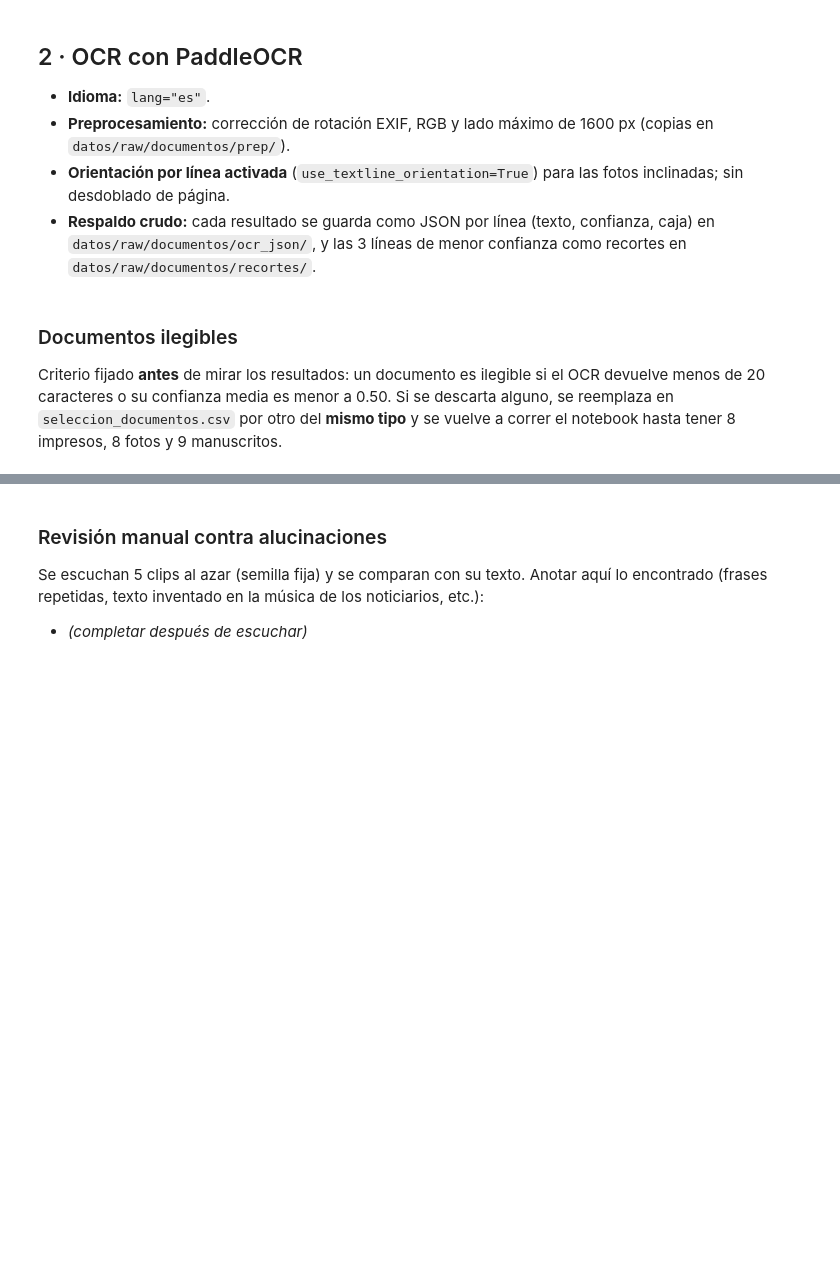
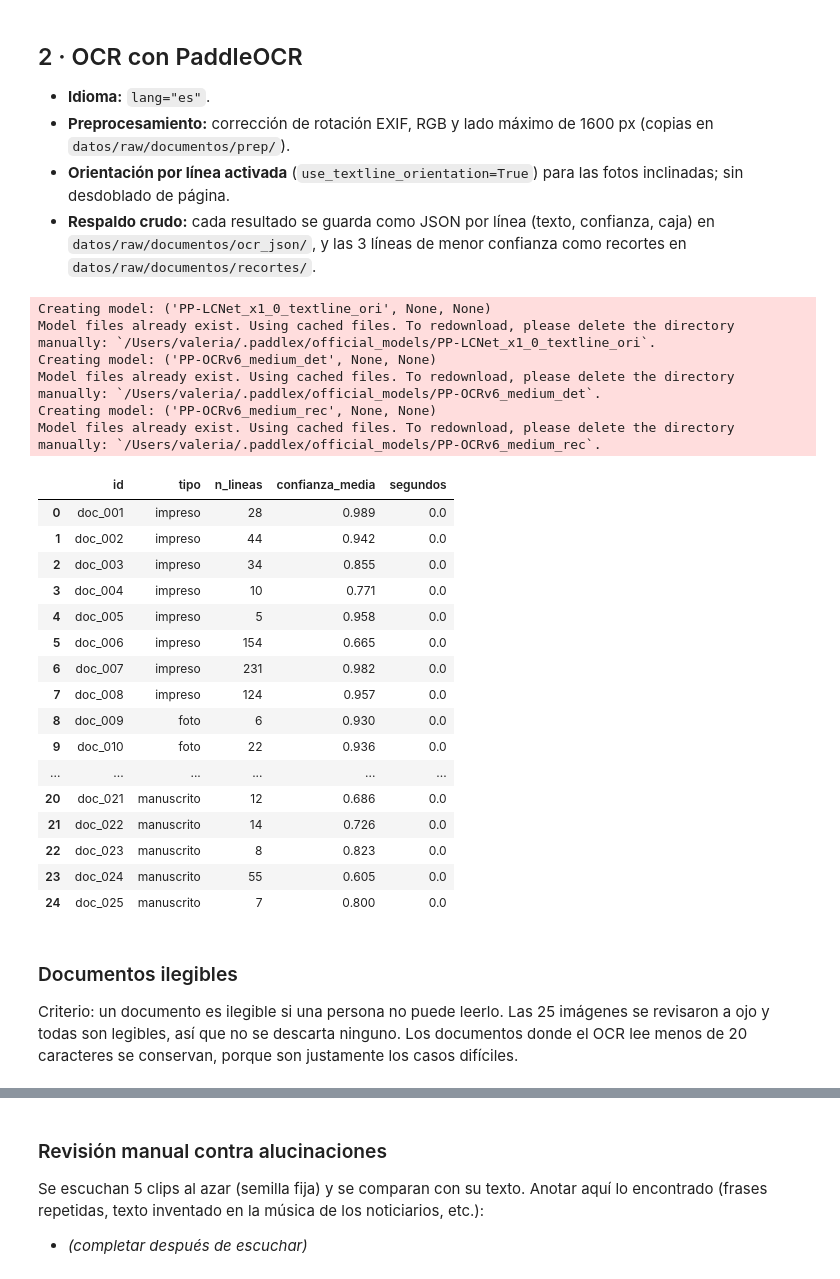
Before and after one commit to valeriavicentev/Python-intermedio, a Jupyter notebook: tarea_2/01_extraccion.ipynb, the cells around one changed output, grey strips where cells are left out. Saved outputs shown, nothing was run; the diff lists cells and outputs as text; code cells hidden in the pictures; blank space fills up the shorter version.

```diff
--- a/tarea_2/01_extraccion.ipynb
+++ b/tarea_2/01_extraccion.ipynb
@@ -65,25 +75,51 @@ docs.groupby("tipo").size().rename("n").to_frame()
 # %%
 ocr = H.crear_ocr()
 MODELO_OCR = f"PaddleOCR {paddleocr.__version__} (lang=es, textline_orientation=on, sin unwarping, lado máx. 1600 px)"
 (RAW_DOC / "ocr_json").mkdir(parents=True, exist_ok=True)
 
 filas = []
 for d in docs.itertuples():
     prep = H.preprocesar(Path(d.archivo), RAW_DOC / "prep" / f"{d.id}.jpg")
+    cache = RAW_DOC / "ocr_json" / f"{d.id}.json"
     t0 = time.perf_counter()
-    lineas = H.leer_ocr(ocr, prep)
+    if cache.exists():                      # respaldo crudo de una corrida anterior: no se repite el OCR
+        lineas = pd.read_json(cache, orient="records")
+    else:
+        lineas = H.leer_ocr(ocr, prep)
+        lineas.to_json(cache, orient="records", force_ascii=False)
+        H.recortes(lineas, prep, RAW_DOC / "recortes")
     seg = time.perf_counter() - t0
-    lineas.to_json(RAW_DOC / "ocr_json" / f"{d.id}.json", orient="records", force_ascii=False)
-    H.recortes(lineas, prep, RAW_DOC / "recortes")
     filas.append({"id": d.id, "texto_ocr": H.unir_lineas(lineas), "n_lineas": len(lineas),
                   "confianza_media": lineas["confianza"].mean() if len(lineas) else 0.0, "segundos": round(seg, 2)})
 
 ocr_res = docs.merge(pd.DataFrame(filas), on="id")
 ocr_res[["id", "tipo", "n_lineas", "confianza_media", "segundos"]].round(3)
+# %% [output]
+Creating model: ('PP-LCNet_x1_0_textline_ori', None, None)
+Model files already exist. Using cached files. To redownload, please delete the directory manually: `/Users/valeria/.paddlex/official_models/PP-LCNet_x1_0_textline_ori`.
+Creating model: ('PP-OCRv6_medium_det', None, None)
+Model files already exist. Using cached files. To redownload, please delete the directory manually: `/Users/valeria/.paddlex/official_models/PP-OCRv6_medium_det`.
+Creating model: ('PP-OCRv6_medium_rec', None, None)
+Model files already exist. Using cached files. To redownload, please delete the directory manually: `/Users/valeria/.paddlex/official_models/PP-OCRv6_medium_rec`.
+|  | id | tipo | n_lineas | confianza_media | segundos |
+| 0 | doc_001 | impreso | 28 | 0.989 | 0.0 |
+| 1 | doc_002 | impreso | 44 | 0.942 | 0.0 |
+| 2 | doc_003 | impreso | 34 | 0.855 | 0.0 |
+| 3 | doc_004 | impreso | 10 | 0.771 | 0.0 |
+| 4 | doc_005 | impreso | 5 | 0.958 | 0.0 |
+| 5 | doc_006 | impreso | 154 | 0.665 | 0.0 |
+| 6 | doc_007 | impreso | 231 | 0.982 | 0.0 |
+| 7 | doc_008 | impreso | 124 | 0.957 | 0.0 |
+| 8 | doc_009 | foto | 6 | 0.930 | 0.0 |
+| 9 | doc_010 | foto | 22 | 0.936 | 0.0 |
+| ... | ... | ... | ... | ... | ... |
+| 20 | doc_021 | manuscrito | 12 | 0.686 | 0.0 |
+| 21 | doc_022 | manuscrito | 14 | 0.726 | 0.0 |
+| 22 | doc_023 | manuscrito | 8 | 0.823 | 0.0 |
+| 23 | doc_024 | manuscrito | 55 | 0.605 | 0.0 |
+| 24 | doc_025 | manuscrito | 7 | 0.800 | 0.0 |
 # %% [markdown]
 ### Documentos ilegibles
 
-Criterio fijado **antes** de mirar los resultados: un documento es ilegible si el OCR devuelve menos de 20 caracteres
-o su confianza media es menor a 0.50. Si se descarta alguno, se reemplaza en `seleccion_documentos.csv`
-por otro del **mismo tipo** y se vuelve a correr el notebook hasta tener 8 impresos, 8 fotos y 9 manuscritos.
+Criterio: un documento es ilegible si una persona no puede leerlo. Las 25 imágenes se revisaron a ojo y todas son legibles, así que no se descarta ninguno. Los documentos donde el OCR lee menos de 20 caracteres se conservan, porque son justamente los casos difíciles.
 # %%
```
Also changed, not shown: parts of 12 cells of this notebook, 53 other files.
